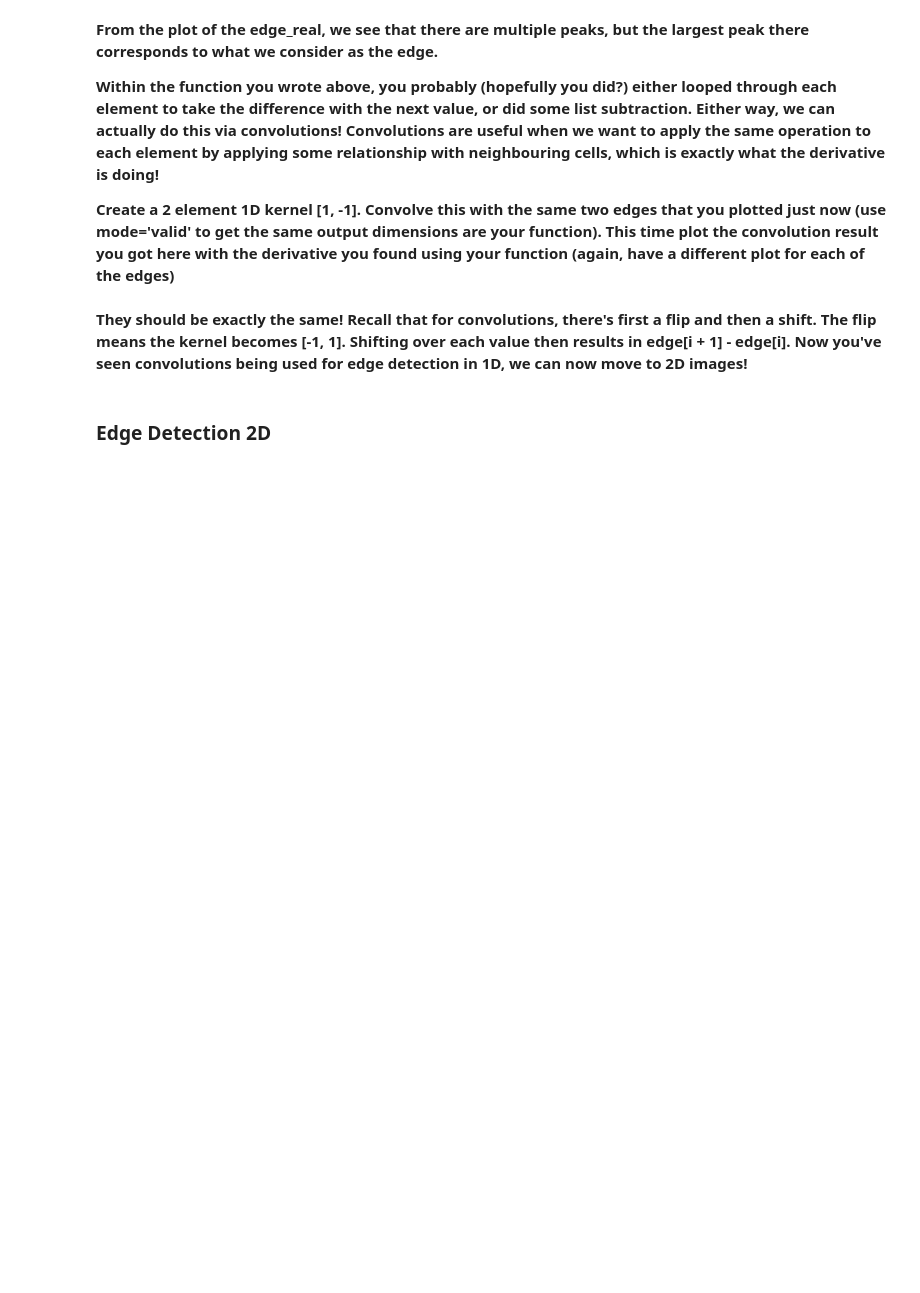
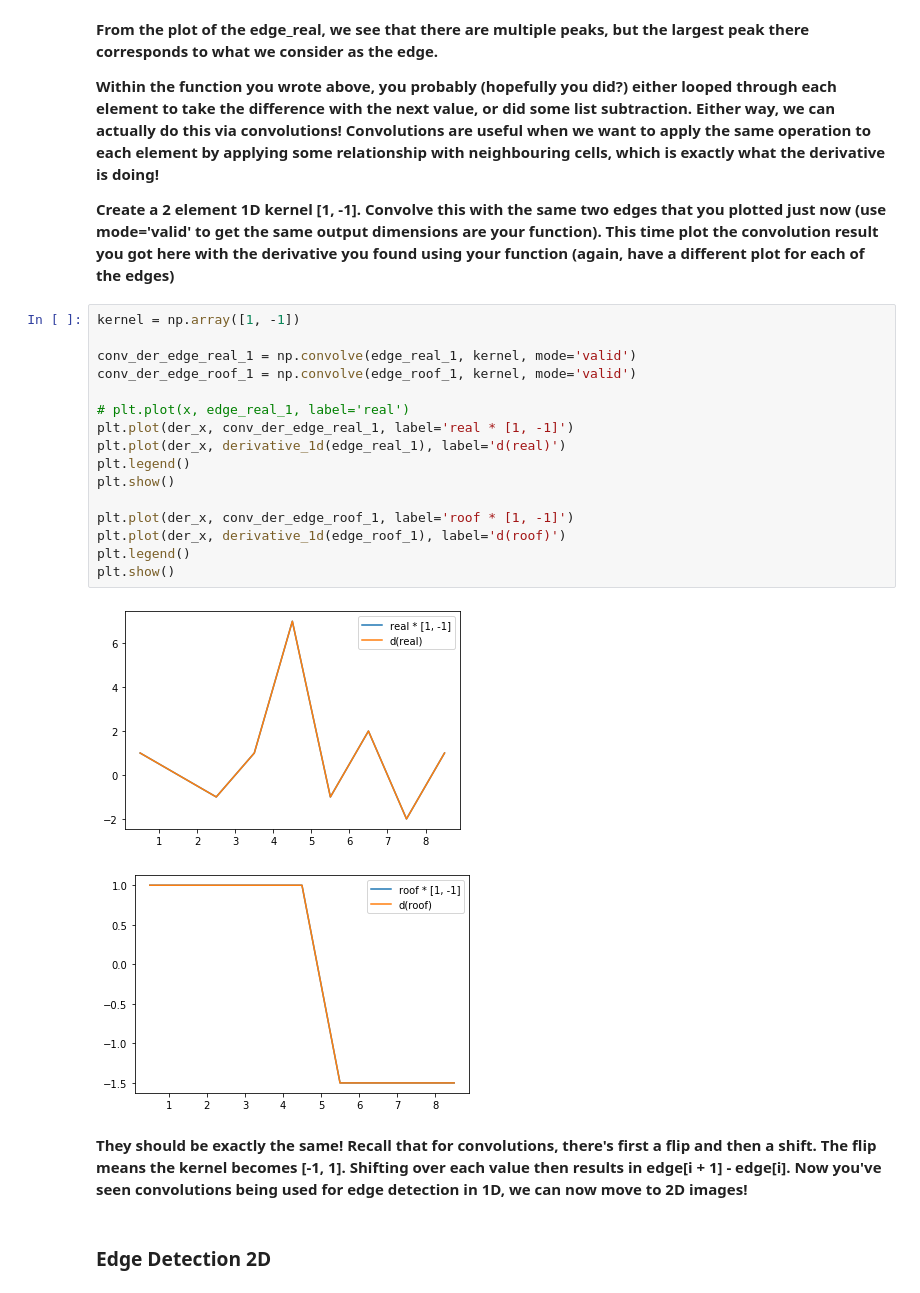
Before and after one commit to dlezcan1/computer-vision-fall-2020, a Jupyter notebook: week3/(Week_3)_Edge_Detection.ipynb, the cells around one changed output. Saved outputs shown, nothing was run; the diff lists cells and outputs as text; blank space fills up the shorter version.

```diff
--- a/week3/(Week_3)_Edge_Detection.ipynb
+++ b/week3/(Week_3)_Edge_Detection.ipynb
@@ -56,6 +93,25 @@ def derivative_1d(edge):
 **Within the function you wrote above, you probably (hopefully you did?) either looped through each element to take the difference with the next value, or did some list subtraction. Either way, we can actually do this via convolutions! Convolutions are useful when we want to apply the same operation to each element by applying some relationship with neighbouring cells, which is exactly what the derivative is doing!**
 
 **Create a 2 element 1D kernel [1, -1]. Convolve this with the same two edges that you plotted just now (use mode='valid' to get the same output dimensions are your function). This time plot the convolution result you got here with the derivative you found using your function (again, have a different plot for each of the edges)**
+# %%
+kernel = np.array([1, -1])
+
+conv_der_edge_real_1 = np.convolve(edge_real_1, kernel, mode='valid')
+conv_der_edge_roof_1 = np.convolve(edge_roof_1, kernel, mode='valid')
+
+# plt.plot(x, edge_real_1, label='real')
+plt.plot(der_x, conv_der_edge_real_1, label='real * [1, -1]')
+plt.plot(der_x, derivative_1d(edge_real_1), label='d(real)')
+plt.legend()
+plt.show()
+
+plt.plot(der_x, conv_der_edge_roof_1, label='roof * [1, -1]')
+plt.plot(der_x, derivative_1d(edge_roof_1), label='d(roof)')
+plt.legend()
+plt.show()
+# %% [output]
+[figure, added]
+[figure, added]
 # %% [markdown]
 **They should be exactly the same! Recall that for convolutions, there's first a flip and then a shift. The flip means the kernel becomes [-1, 1]. Shifting over each value then results in edge[i + 1] - edge[i]. Now you've seen convolutions being used for edge detection in 1D, we can now move to 2D images!**
 # %% [markdown]
```
Also changed, not shown: parts of 33 cells of this notebook.
